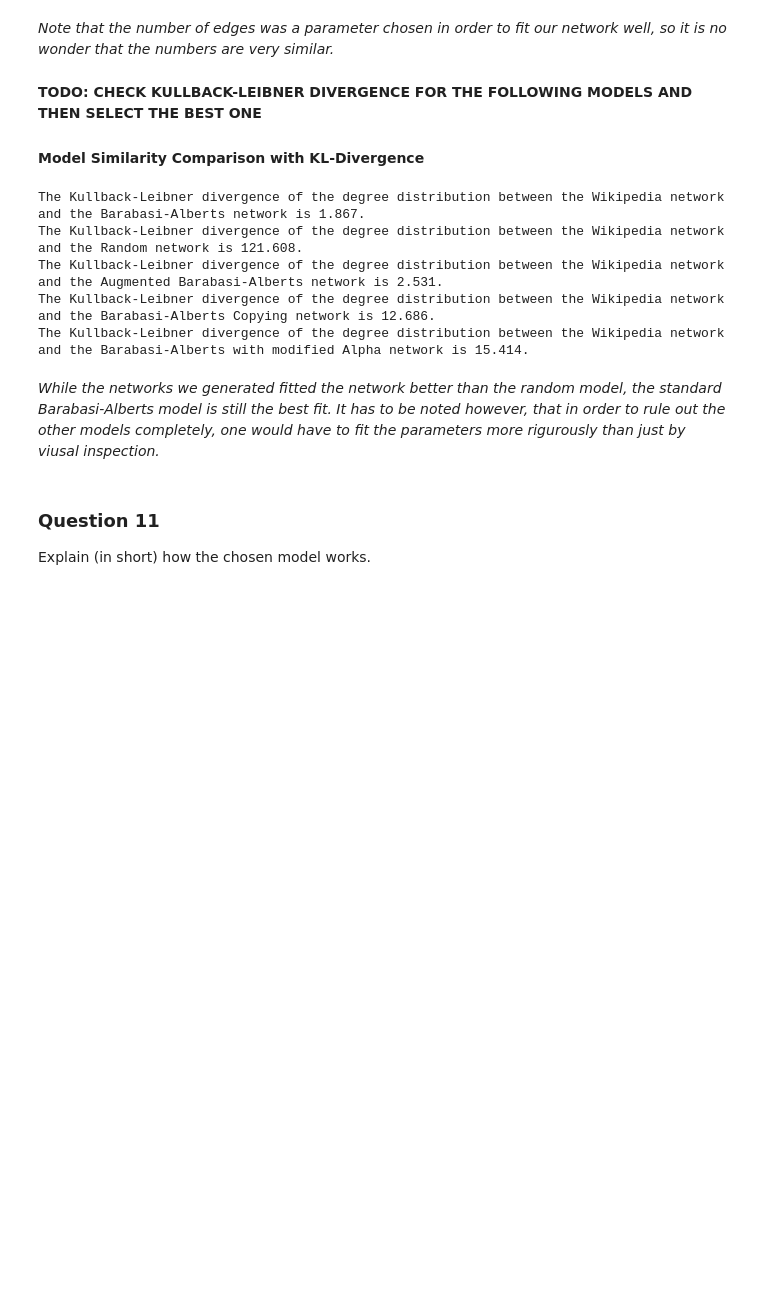
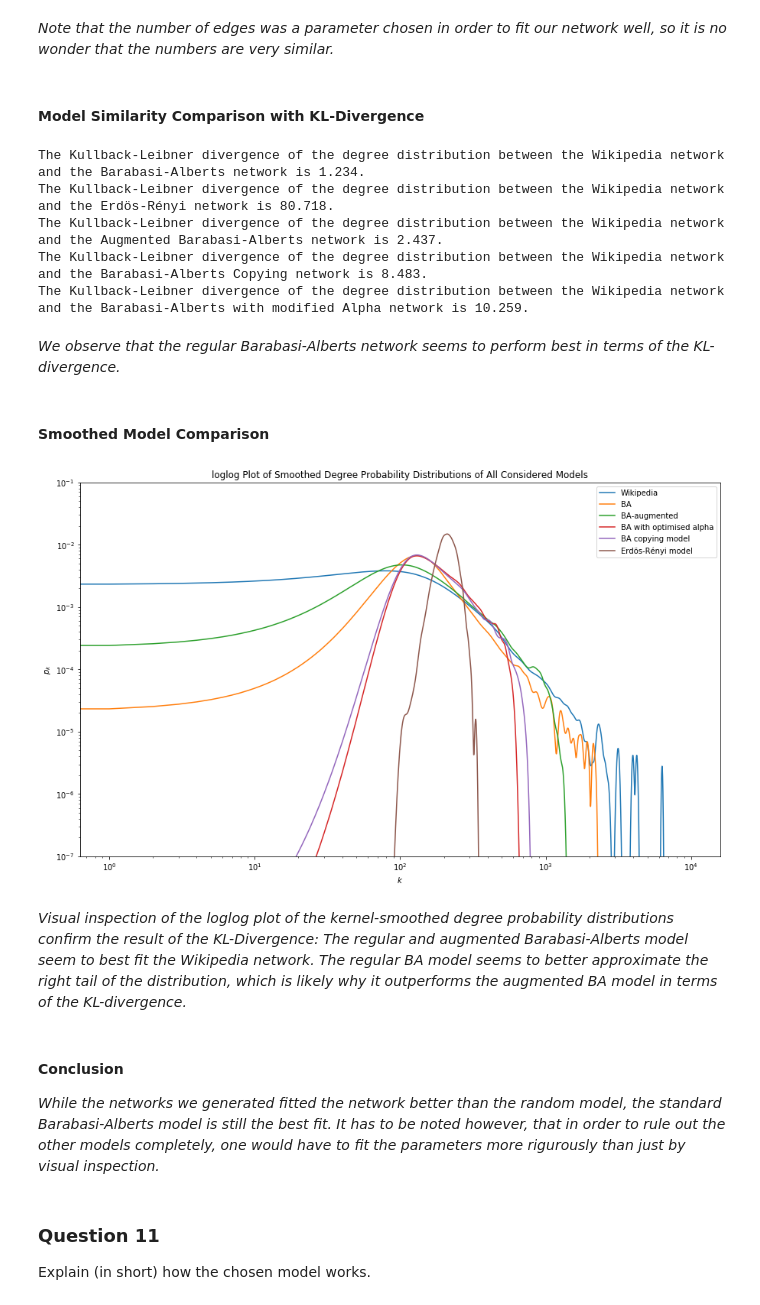
Before and after one commit to mattminder/ntds_24, a Jupyter notebook: Milestone_2/2_network_models.ipynb, the cells around one changed output. Drawn from its saved outputs; the diff is of its cells as text; code cells hidden in the pictures; blank space fills up the shorter version.

```diff
--- a/Milestone_2/2_network_models.ipynb
+++ b/Milestone_2/2_network_models.ipynb
@@ -654,22 +663,51 @@ BA with alpha=1e-4: 164223.0
 # %% [markdown]
 *Note that the number of edges was a parameter chosen in order to fit our network well, so it is no wonder that the numbers are very similar.*
 # %% [markdown]
-**TODO: CHECK KULLBACK-LEIBNER DIVERGENCE FOR THE FOLLOWING MODELS AND THEN SELECT THE BEST ONE**
 #### Model Similarity Comparison with KL-Divergence
 # %%
-kl_div_print(adjacency,our_ba,'Wikipedia','Barabasi-Alberts')
-kl_div_print(adjacency,random_adj,'Wikipedia','Random')
-kl_div_print(adjacency,our_ba_augmented,'Wikipedia','Augmented Barabasi-Alberts')
-kl_div_print(adjacency,bar_copying,'Wikipedia','Barabasi-Alberts Copying')
-kl_div_print(adjacency,bar_alpha,'Wikipedia','Barabasi-Alberts with modified Alpha')
+kl_div_print(adjacency,our_ba,'Wikipedia','Barabasi-Alberts', nb_intervals = 100)
+kl_div_print(adjacency,random_adj,'Wikipedia','Erdös-Rényi', nb_intervals = 100)
+kl_div_print(adjacency,our_ba_augmented,'Wikipedia','Augmented Barabasi-Alberts', nb_intervals = 100)
+kl_div_print(adjacency,bar_copying,'Wikipedia','Barabasi-Alberts Copying', nb_intervals = 100)
+kl_div_print(adjacency,bar_alpha,'Wikipedia','Barabasi-Alberts with modified Alpha', nb_intervals = 100)
 # %% [output]
-The Kullback-Leibner divergence of the degree distribution between the Wikipedia network and the Barabasi-Alberts network is 1.867.
-The Kullback-Leibner divergence of the degree distribution between the Wikipedia network and the Random network is 121.608.
-The Kullback-Leibner divergence of the degree distribution between the Wikipedia network and the Augmented Barabasi-Alberts network is 2.531.
-The Kullback-Leibner divergence of the degree distribution between the Wikipedia network and the Barabasi-Alberts Copying network is 12.686.
-The Kullback-Leibner divergence of the degree distribution between the Wikipedia network and the Barabasi-Alberts with modified Alpha network is 15.414.
+The Kullback-Leibner divergence of the degree distribution between the Wikipedia network and the Barabasi-Alberts network is 1.234.
+The Kullback-Leibner divergence of the degree distribution between the Wikipedia network and the Erdös-Rényi network is 80.718.
+The Kullback-Leibner divergence of the degree distribution between the Wikipedia network and the Augmented Barabasi-Alberts network is 2.437.
+The Kullback-Leibner divergence of the degree distribution between the Wikipedia network and the Barabasi-Alberts Copying network is 8.483.
+The Kullback-Leibner divergence of the degree distribution between the Wikipedia network and the Barabasi-Alberts with modified Alpha network is 10.259.
+# %% [markdown]
+*We observe that the regular Barabasi-Alberts network seems to perform best in terms of the KL-divergence.*
+# %% [markdown]
+#### Smoothed Model Comparison
+# %%
+def plot_gkde(adjacency):
+    degree = norm_degree_distribution(adjacency, norm=False)
+    pde = scipy.stats.gaussian_kde(degree,)
+    ests = pde(np.linspace(1,3000, num=10000))
+    ests = ests/np.sum(ests)
+    plt.loglog(ests)
+
+plt.figure(figsize=(15,9))
+plot_gkde(adjacency)
+plot_gkde(our_ba)
+plot_gkde(our_ba_augmented)
+plot_gkde(bar_alpha)
+plot_gkde(bar_copying)
+plot_gkde(random_adj)
+plt.ylim(1e-7,1e-1)
+plt.ylabel('$p_k$')
+plt.xlabel('$k$')
+plt.title('loglog Plot of Smoothed Degree Probability Distributions of All Considered Models')
+plt.legend(['Wikipedia','BA','BA-augmented','BA with optimised alpha','BA copying model','Erdös-Rényi model'])
+plt.show()
+# %% [output]
+[figure, added]
+# %% [markdown]
+*Visual inspection of the loglog plot of the kernel-smoothed degree probability distributions confirm the result of the KL-Divergence: The regular and augmented Barabasi-Alberts model seem to best fit the Wikipedia network. The regular BA model seems to better approximate the right tail of the distribution, which is likely why it outperforms the augmented BA model in terms of the KL-divergence.*
 # %% [markdown]
-*While the networks we generated fitted the network better than the random model, the standard Barabasi-Alberts model is still the best fit. It has to be noted however, that in order to rule out the other models completely, one would have to fit the parameters more rigurously than just by viusal inspection.*
+#### Conclusion
+*While the networks we generated fitted the network better than the random model, the standard Barabasi-Alberts model is still the best fit. It has to be noted however, that in order to rule out the other models completely, one would have to fit the parameters more rigurously than just by visual inspection.*
 # %% [markdown]
 ### Question 11
 
```
Also changed, not shown: parts of 11 cells of this notebook.
